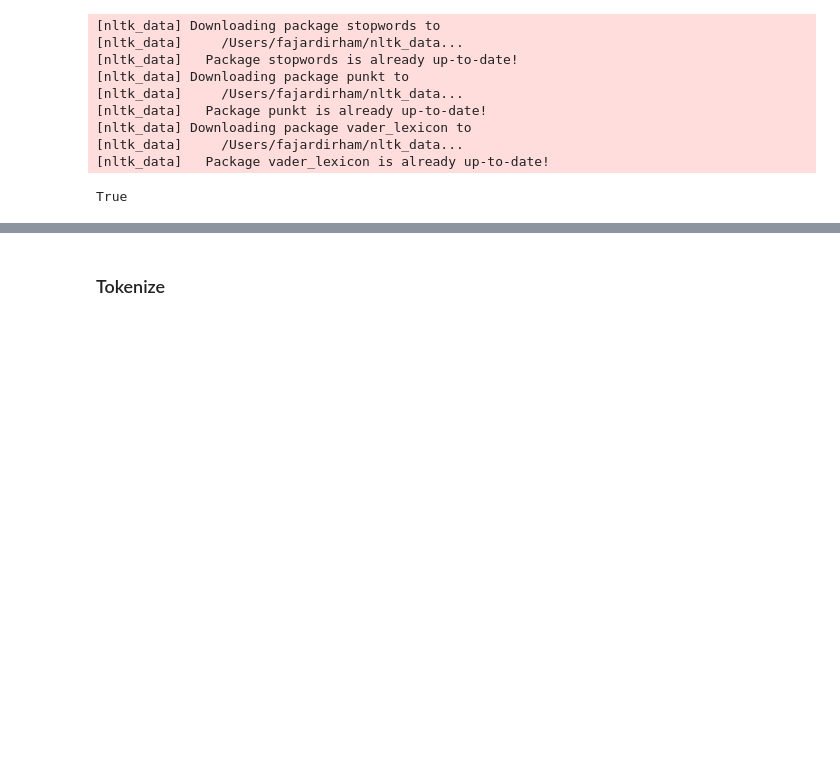
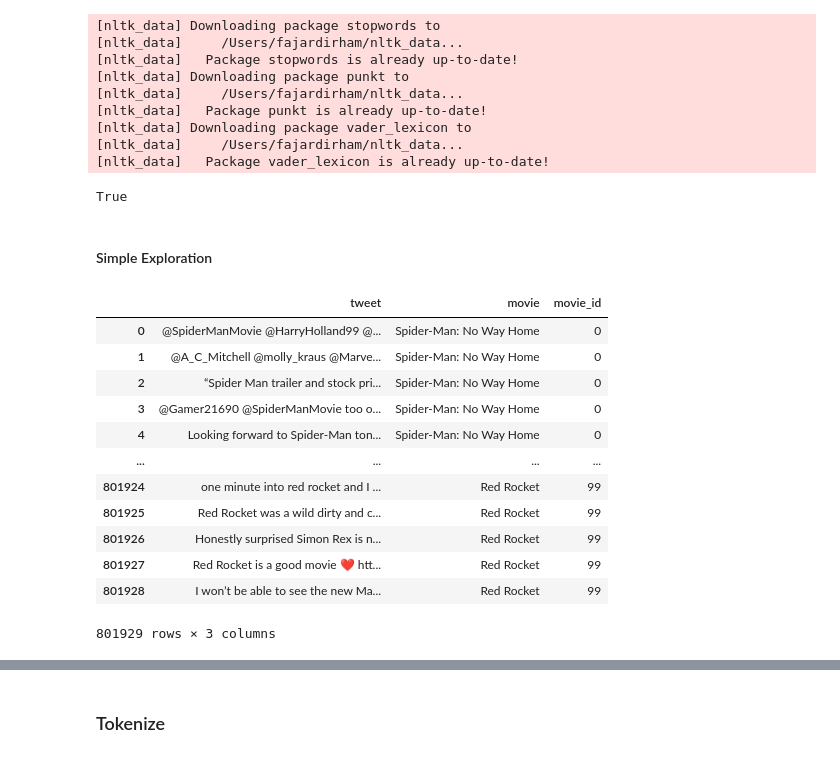
Before and after one commit to mabdilahCSE/Sentiment-Analysis, a Jupyter notebook: FinalProjectGroup012Sp22.ipynb, the cells around one changed output, grey strips where cells are left out. Saved outputs shown, nothing was run; the diff lists cells and outputs as text; code cells hidden in the pictures; blank space fills up the shorter version.

Commit message:
simple tweets exploration

```diff
--- a/FinalProjectGroup012Sp22.ipynb
+++ b/FinalProjectGroup012Sp22.ipynb
@@ -371,3 +373,6 @@ SpiderMan has saved the movie going experience!!!
+# %%
+#movie_id is one above what it is supposed to be in movies_df
+tweets_df['movie_id'] = tweets_df['movie_id'] - 1
 # %% [markdown]
 # Data Analysis & Results
 # %% [markdown]
@@ -483,3 +488,21 @@ nltk.download('vader_lexicon')
 [nltk_data]     /Users/fajardirham/nltk_data...
 [nltk_data]   Package vader_lexicon is already up-to-date!
 True
+# %% [markdown]
+#### Simple Exploration
+# %%
+tweets_df
+# %% [output]
+|  | tweet | movie | movie_id |
+| 0 | @SpiderManMovie @HarryHolland99 @... | Spider-Man: No Way Home | 0 |
+| 1 | @A_C_Mitchell @molly_kraus @Marve... | Spider-Man: No Way Home | 0 |
+| 2 | “Spider Man trailer and stock pri... | Spider-Man: No Way Home | 0 |
+| 3 | @Gamer21690 @SpiderManMovie too o... | Spider-Man: No Way Home | 0 |
+| 4 | Looking forward to Spider-Man ton... | Spider-Man: No Way Home | 0 |
+| ... | ... | ... | ... |
+| 801924 | one minute into red rocket and I ... | Red Rocket | 99 |
+| 801925 | Red Rocket was a wild dirty and c... | Red Rocket | 99 |
+| 801926 | Honestly surprised Simon Rex is n... | Red Rocket | 99 |
+| 801927 | Red Rocket is a good movie ❤️ htt... | Red Rocket | 99 |
+| 801928 | I won’t be able to see the new Ma... | Red Rocket | 99 |
+801929 rows × 3 columns
```
Also changed, not shown: parts of 4 cells of this notebook.
